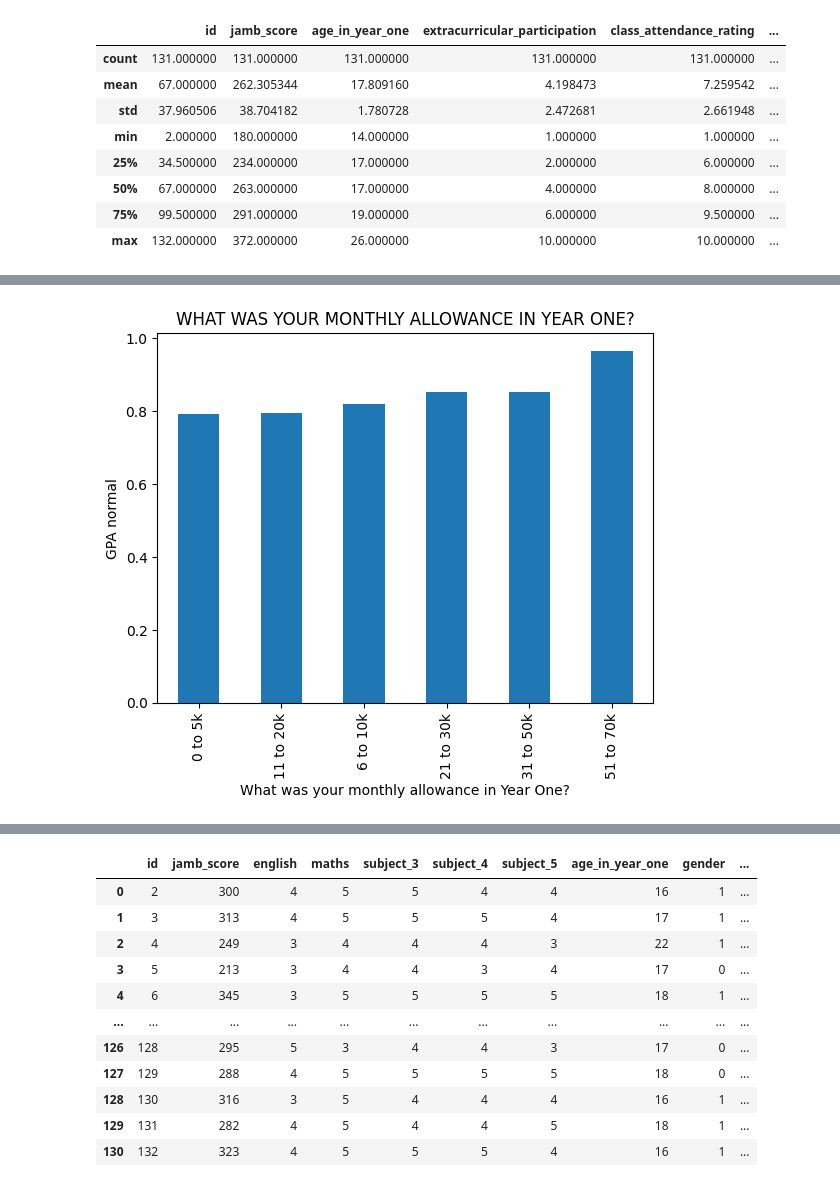
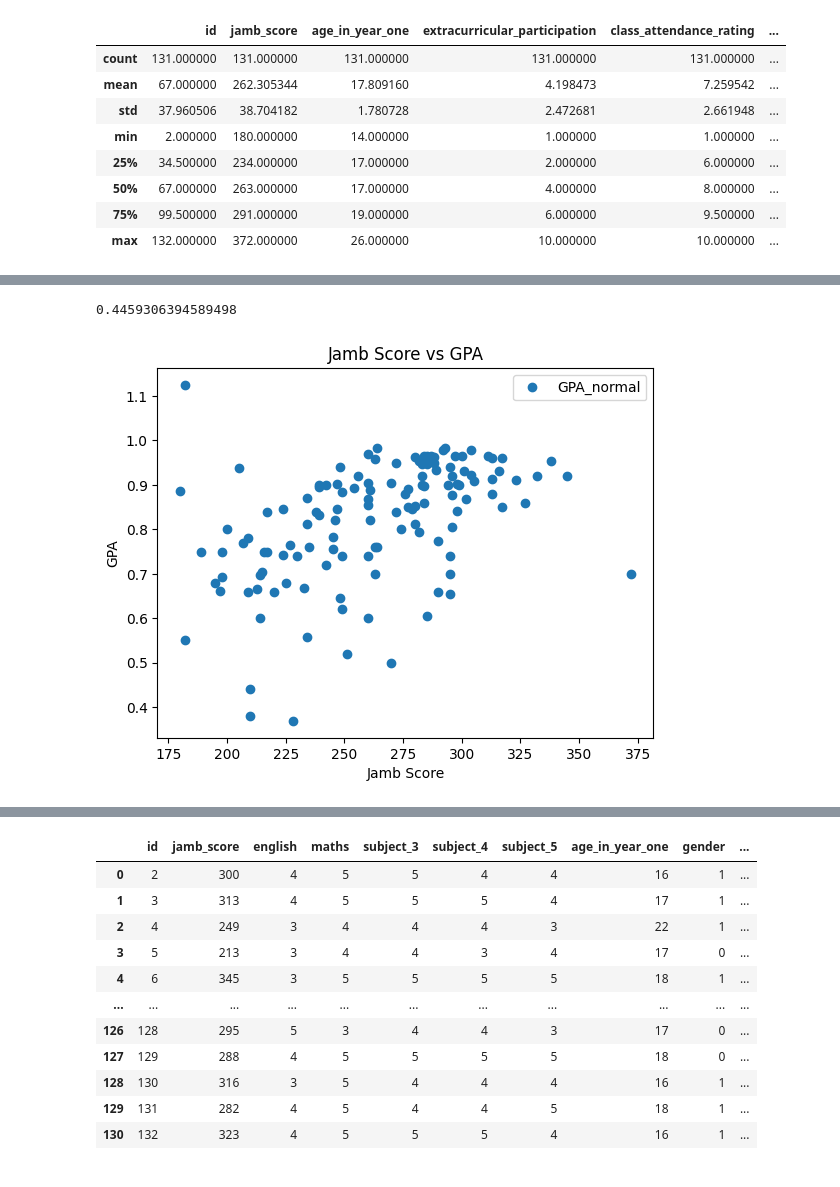
Before and after one commit to mlsanigeria/AI-Hacktober-MLSA, a Jupyter notebook: Project_3/GPA_Prediction_awojidetola/GPA_Prediction.ipynb, the cells around one changed output, grey strips where cells are left out. Drawn from its saved outputs; the diff is of its cells as text; code cells hidden in the pictures.

```diff
--- a/Project_3/GPA_Prediction_awojidetola/GPA_Prediction.ipynb
+++ b/Project_3/GPA_Prediction_awojidetola/GPA_Prediction.ipynb
@@ -210,6 +190,4 @@ univariate_analysis('preferred_study_time')
 # %%
-gpa_data.columns
-
 def bivariate_analysis(col):
     '''
     Simple Bar plot for bivariate analysis with the targest variable
@@ -218,7 +196,15 @@ def bivariate_analysis(col):
     plt.title(col.upper())
     plt.ylabel("GPA normal")
     plt.show()
-
-bivariate_analysis('What was your monthly allowance in Year One?')
-# %% [output]
-[figure, removed]
+# %%
+#correlation between jamb score and gpa
+correlation = gpa_data['jamb_score'].corr(gpa_data['GPA_normal'])
+print (correlation)
+gpa_data.plot(x='jamb_score', y='GPA_normal', style='o')
+plt.title('Jamb Score vs GPA')
+plt.xlabel('Jamb Score')
+plt.ylabel('GPA')
+plt.show()
+# %% [output]
+0.4459306394589498
+[figure, added]
```
Also changed, not shown: parts of 23 cells of this notebook.
